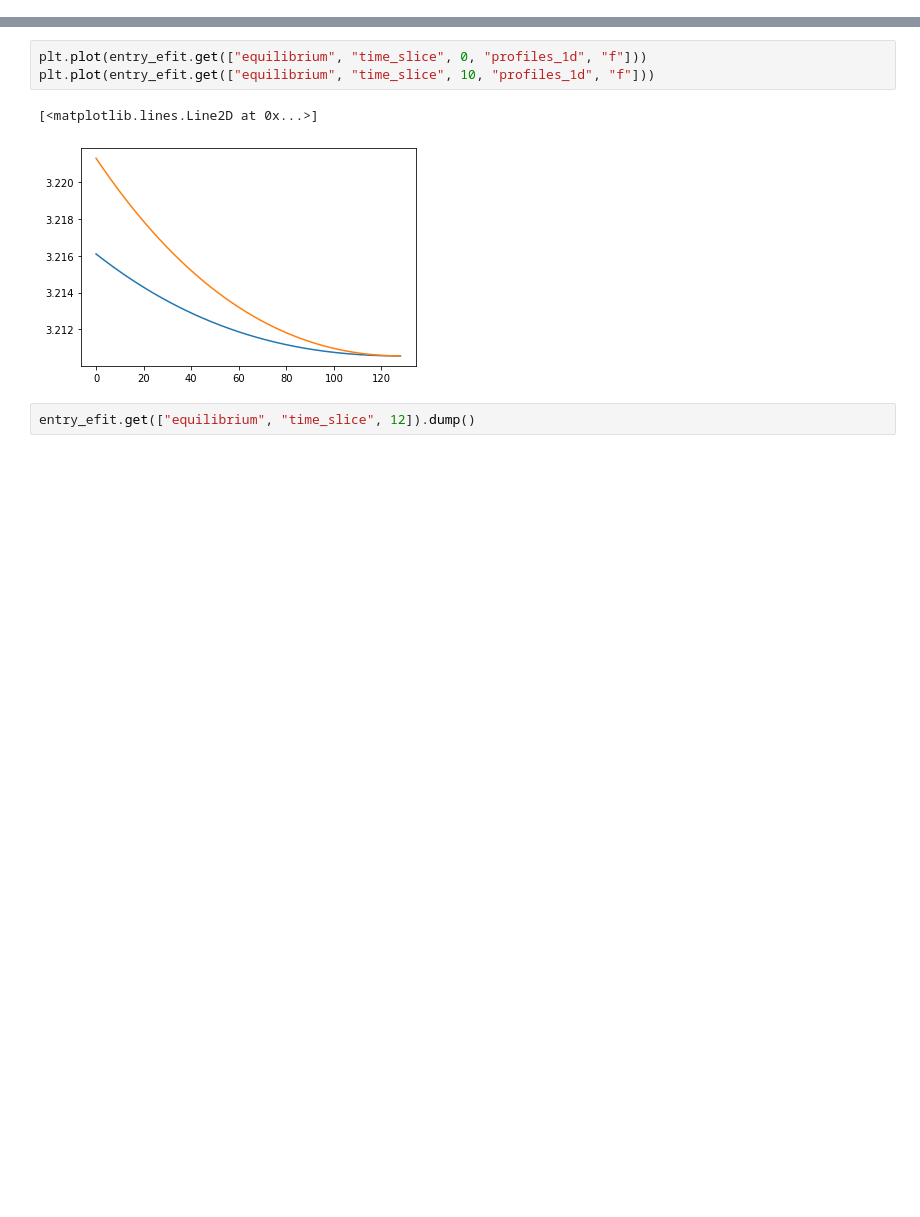
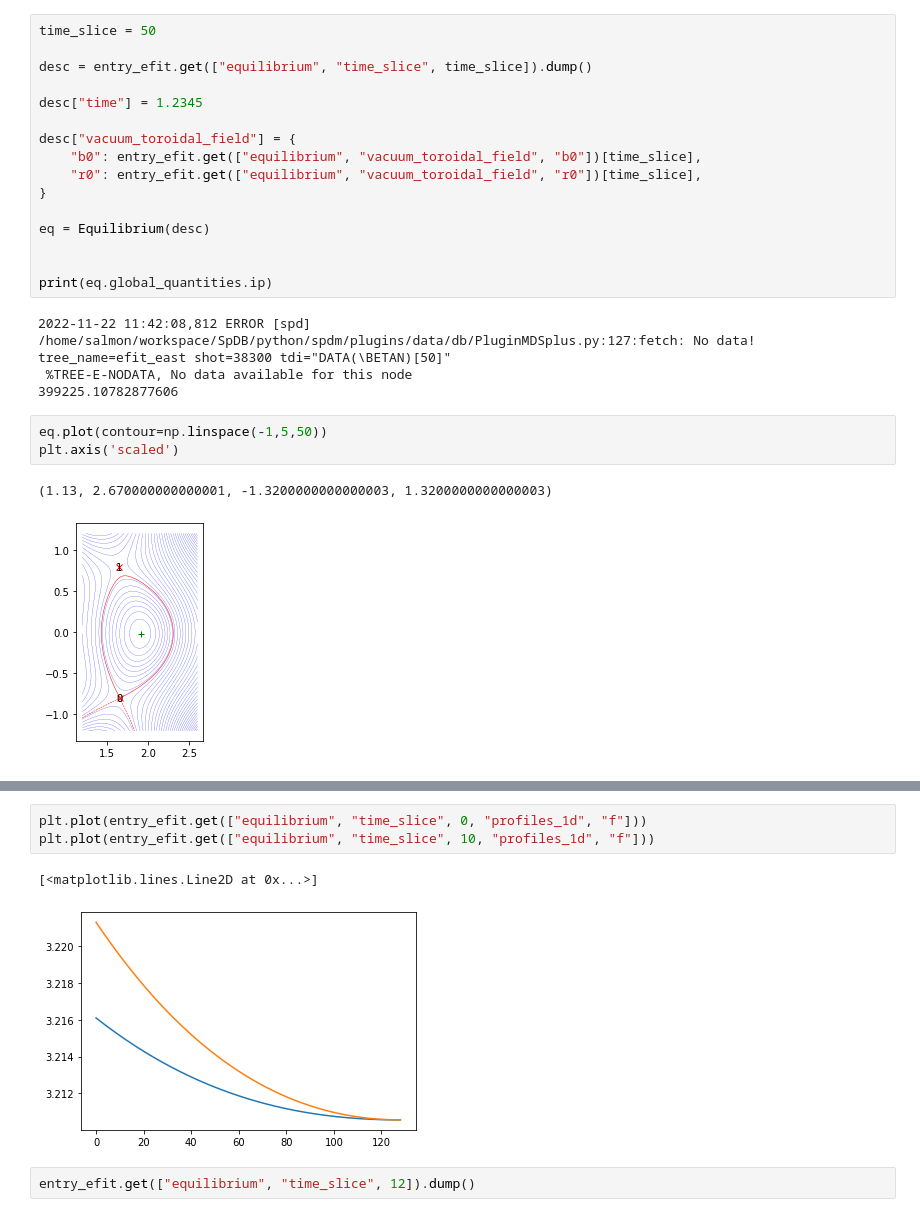
Before and after one commit to simpla-fusion/spdm, a Jupyter notebook: examples/demo_mapping.ipynb, the cells around one changed output, grey strips where cells are left out. Cells and saved outputs as stored; diff of their text form; blank space fills up the shorter version.

```diff
--- a/examples/demo_mapping.ipynb
+++ b/examples/demo_mapping.ipynb
@@ -12,0 +37,26 @@ from spdm.data.Mapping import Mapping
+# %%
+time_slice = 50
+
+desc = entry_efit.get(["equilibrium", "time_slice", time_slice]).dump()
+
+desc["time"] = 1.2345
+
+desc["vacuum_toroidal_field"] = {
+    "b0": entry_efit.get(["equilibrium", "vacuum_toroidal_field", "b0"])[time_slice],
+    "r0": entry_efit.get(["equilibrium", "vacuum_toroidal_field", "r0"])[time_slice],
+}
+
+eq = Equilibrium(desc)
+
+
+print(eq.global_quantities.ip)
+# %% [output]
+2022-11-22 11:42:08,812 ERROR [spd] /home/salmon/workspace/SpDB/python/spdm/plugins/data/db/PluginMDSplus.py:127:fetch: No data! tree_name=efit_east shot=38300 tdi="DATA(\BETAN)[50]"
+ %TREE-E-NODATA, No data available for this node
+399225.10782877606
+# %%
+eq.plot(contour=np.linspace(-1,5,50))
+plt.axis('scaled')
+# %% [output]
+(1.13, 2.670000000000001, -1.3200000000000003, 1.3200000000000003)
+[figure, added]
```
Also changed, not shown: parts of 15 cells of this notebook, 5 other files.
